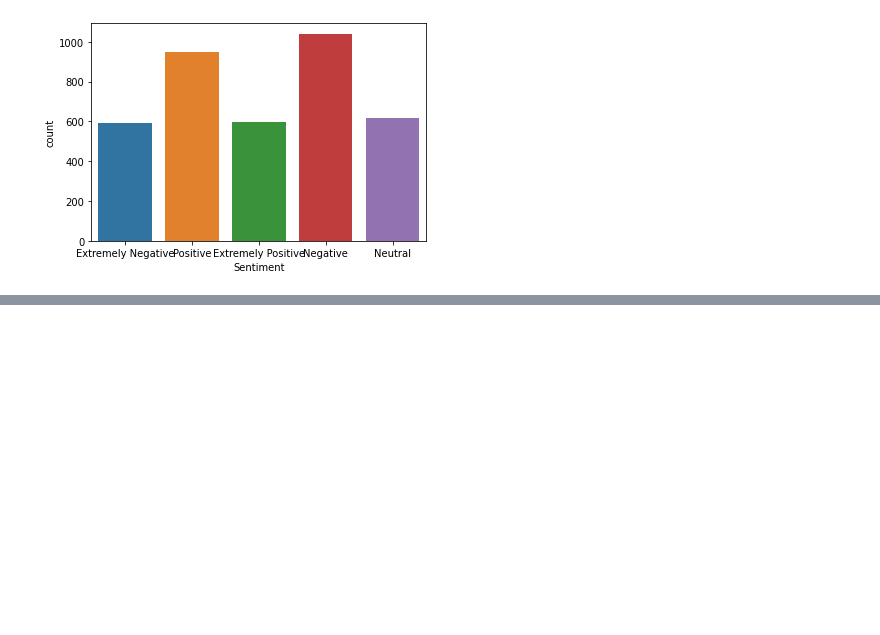
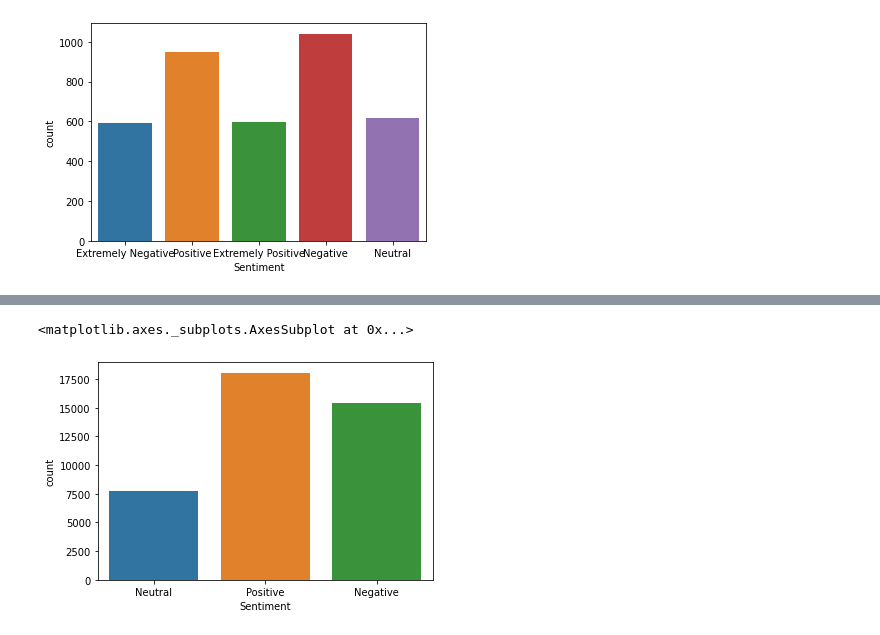
Before and after one commit to testtzlaffe/desafio-nlp-coronavirus-tweets, a Jupyter notebook: DesafiosNLP_CoronavirusTweets.ipynb, the cells around one changed output, grey strips where cells are left out. Drawn from its saved outputs; the diff is of its cells as text; code cells hidden in the pictures; blank space fills up the shorter version.

```diff
--- a/DesafiosNLP_CoronavirusTweets.ipynb
+++ b/DesafiosNLP_CoronavirusTweets.ipynb
@@ -78,0 +113,5 @@ sns.countplot(test_dataset['Sentiment'])
+# %%
+sns.countplot(train_dataset['Sentiment'])
+# %% [output]
+<matplotlib.axes._subplots.AxesSubplot at 0x...>
+[figure, added]
```
Also changed, not shown: parts of 39 cells of this notebook.
